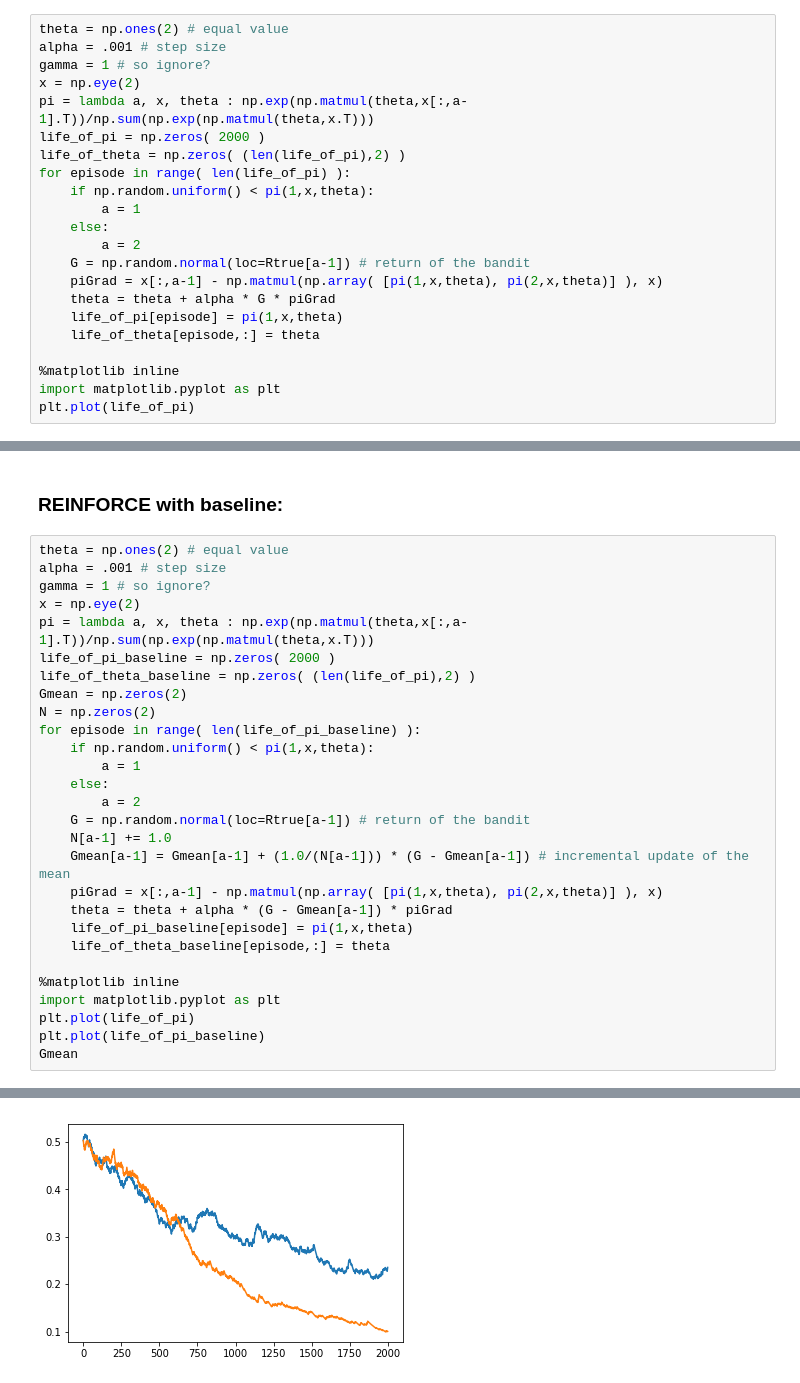
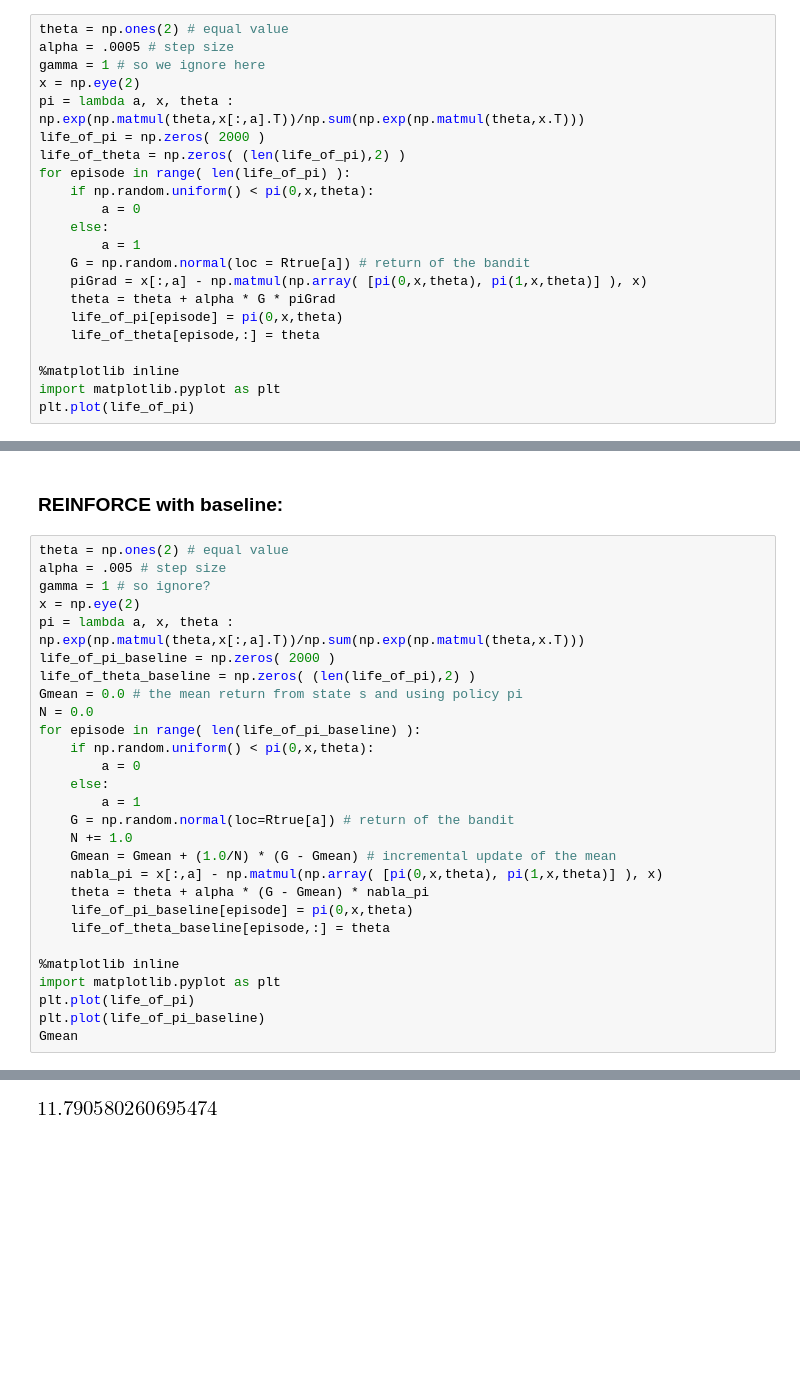
Before and after one commit to tprunarsson/Reiknigreind2018, a Jupyter notebook: pg.ipynb, the cells around one changed output, grey strips where cells are left out. Drawn from its saved outputs; the diff is of its cells as text; blank space fills up the shorter version.

```diff
--- a/pg.ipynb
+++ b/pg.ipynb
@@ -84,21 +84,21 @@ In terms of our feature vector $x(s,a)\equiv x(a)$ we can write the above equati
 where $[\vec{x}(1),\vec{x}(2)]$ form a 2x2 matrix (identity matrix in this case) and $[\pi(1),\pi(2)]$ is a row vector (1x2). The  $\vec{x}(a)$ is a (2x1) column vector, when $a=1$ it is $[1,0]^T$ and when $a=2$ it is $[0,1]^T$. See also equation (13.9) in the book. Now we have everything to implement REINFORCE:
 # %%
 theta = np.ones(2) # equal value
-alpha = .001 # step size
-gamma = 1 # so ignore?
+alpha = .0005 # step size
+gamma = 1 # so we ignore here
 x = np.eye(2)
-pi = lambda a, x, theta : np.exp(np.matmul(theta,x[:,a-1].T))/np.sum(np.exp(np.matmul(theta,x.T)))
+pi = lambda a, x, theta : np.exp(np.matmul(theta,x[:,a].T))/np.sum(np.exp(np.matmul(theta,x.T)))
 life_of_pi = np.zeros( 2000 )
 life_of_theta = np.zeros( (len(life_of_pi),2) )
 for episode in range( len(life_of_pi) ):
-    if np.random.uniform() < pi(1,x,theta):
+    if np.random.uniform() < pi(0,x,theta):
+        a = 0
+    else:
         a = 1
-    else:
-        a = 2
-    G = np.random.normal(loc=Rtrue[a-1]) # return of the bandit
-    piGrad = x[:,a-1] - np.matmul(np.array( [pi(1,x,theta), pi(2,x,theta)] ), x)
+    G = np.random.normal(loc = Rtrue[a]) # return of the bandit
+    piGrad = x[:,a] - np.matmul(np.array( [pi(0,x,theta), pi(1,x,theta)] ), x)
     theta = theta + alpha * G * piGrad
-    life_of_pi[episode] = pi(1,x,theta)
+    life_of_pi[episode] = pi(0,x,theta)
     life_of_theta[episode,:] = theta
 
 %matplotlib inline
@@ -117,25 +117,25 @@ plt.plot(life_of_theta)
 ### REINFORCE with baseline:
 # %%
 theta = np.ones(2) # equal value
-alpha = .001 # step size
+alpha = .005 # step size
 gamma = 1 # so ignore?
 x = np.eye(2)
-pi = lambda a, x, theta : np.exp(np.matmul(theta,x[:,a-1].T))/np.sum(np.exp(np.matmul(theta,x.T)))
+pi = lambda a, x, theta : np.exp(np.matmul(theta,x[:,a].T))/np.sum(np.exp(np.matmul(theta,x.T)))
 life_of_pi_baseline = np.zeros( 2000 )
 life_of_theta_baseline = np.zeros( (len(life_of_pi),2) )
-Gmean = np.zeros(2)
-N = np.zeros(2)
+Gmean = 0.0 # the mean return from state s and using policy pi
+N = 0.0
 for episode in range( len(life_of_pi_baseline) ):
-    if np.random.uniform() < pi(1,x,theta):
+    if np.random.uniform() < pi(0,x,theta):
+        a = 0
+    else:
         a = 1
-    else:
-        a = 2
-    G = np.random.normal(loc=Rtrue[a-1]) # return of the bandit
-    N[a-1] += 1.0
-    Gmean[a-1] = Gmean[a-1] + (1.0/(N[a-1])) * (G - Gmean[a-1]) # incremental update of the mean
-    piGrad = x[:,a-1] - np.matmul(np.array( [pi(1,x,theta), pi(2,x,theta)] ), x)
-    theta = theta + alpha * (G - Gmean[a-1]) * piGrad
-    life_of_pi_baseline[episode] = pi(1,x,theta)
+    G = np.random.normal(loc=Rtrue[a]) # return of the bandit
+    N += 1.0
+    Gmean = Gmean + (1.0/N) * (G - Gmean) # incremental update of the mean
+    nabla_pi = x[:,a] - np.matmul(np.array( [pi(0,x,theta), pi(1,x,theta)] ), x)
+    theta = theta + alpha * (G - Gmean) * nabla_pi
+    life_of_pi_baseline[episode] = pi(0,x,theta)
     life_of_theta_baseline[episode,:] = theta
 
 %matplotlib inline
@@ -148 +147 @@ array([ 9.97333981, 11.97385858])
-[figure, old version]
+[figure, new version]
```
Also changed, not shown: parts of 4 cells of this notebook.
